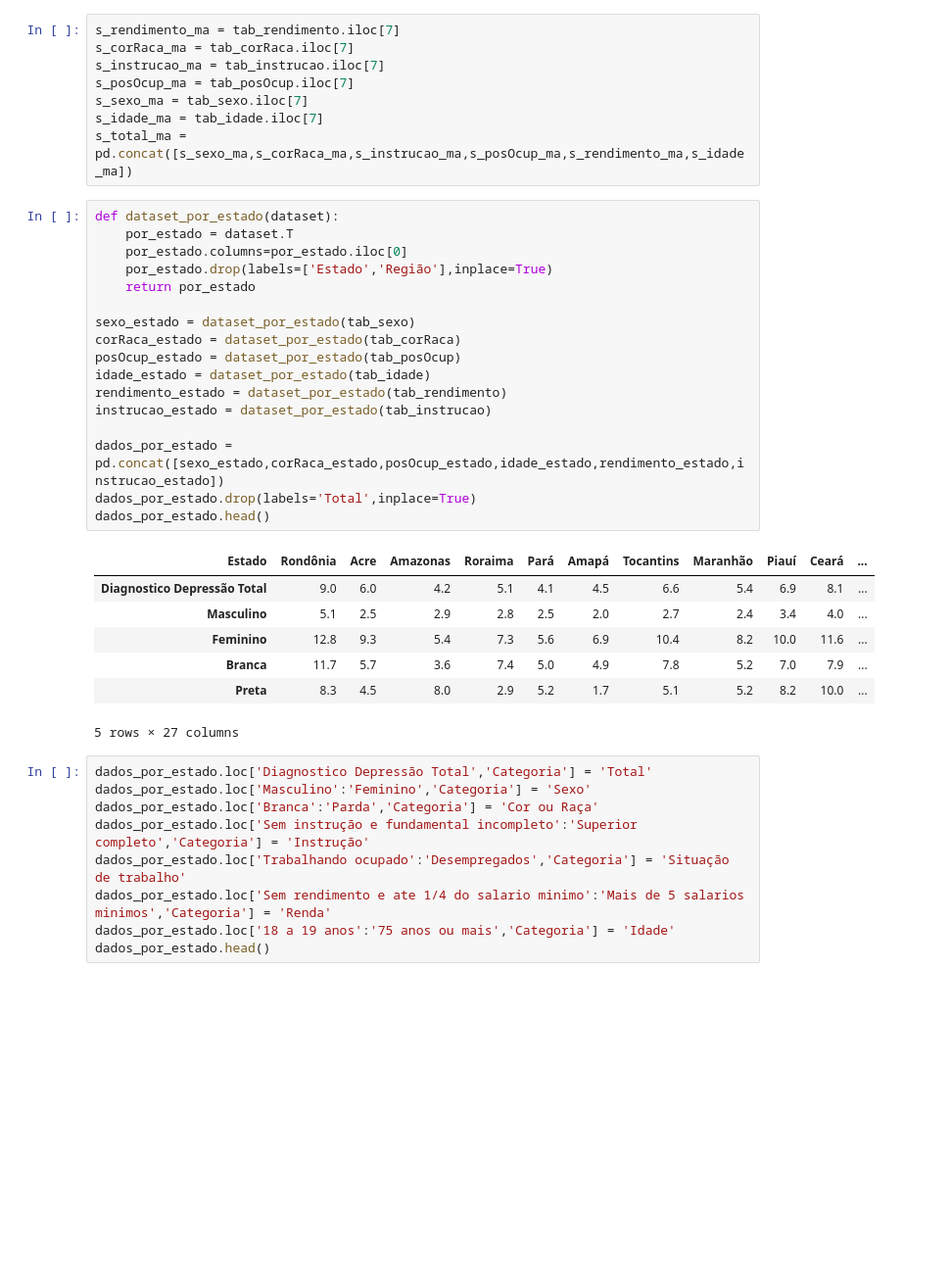
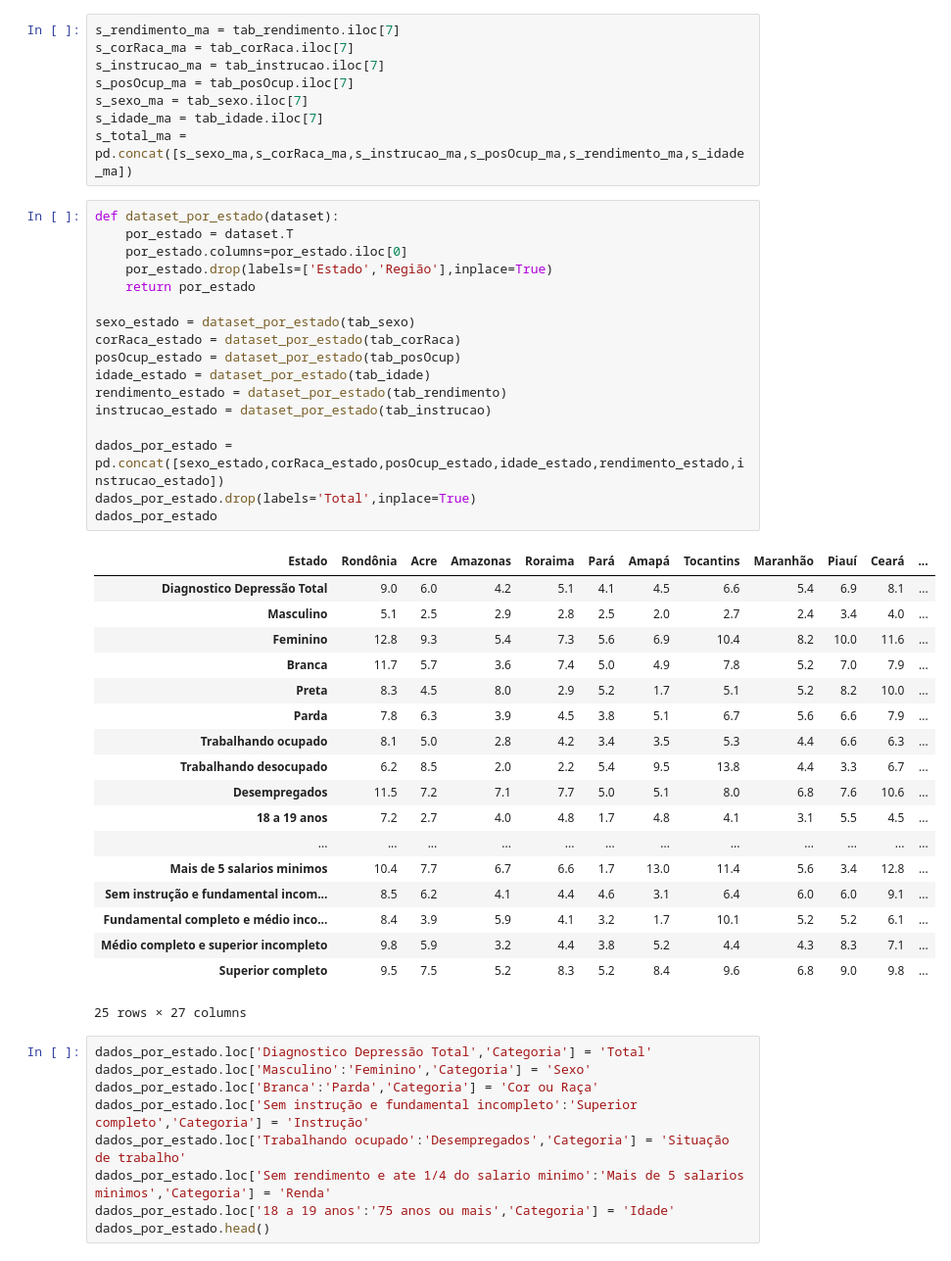
Before and after one commit to Felipeecp/desafio4_tratamento_dados, a Jupyter notebook: analise.ipynb, the cells around one changed output. Shown at 98% size. Saved outputs shown, nothing was run; the diff lists cells and outputs as text; blank space fills up the shorter version.

Commit message:
adicionando analise por estados

```diff
--- a/analise.ipynb
+++ b/analise.ipynb
@@ -68,28 +79,39 @@ s_total_ma = pd.concat([s_sexo_ma,s_corRaca_ma,s_instrucao_ma,s_posOcup_ma,s_ren
 # %%
 def dataset_por_estado(dataset):
     por_estado = dataset.T
     por_estado.columns=por_estado.iloc[0]
     por_estado.drop(labels=['Estado','Região'],inplace=True)
     return por_estado
 
 sexo_estado = dataset_por_estado(tab_sexo)
 corRaca_estado = dataset_por_estado(tab_corRaca)
 posOcup_estado = dataset_por_estado(tab_posOcup)
 idade_estado = dataset_por_estado(tab_idade)
 rendimento_estado = dataset_por_estado(tab_rendimento)
 instrucao_estado = dataset_por_estado(tab_instrucao)
 
 dados_por_estado = pd.concat([sexo_estado,corRaca_estado,posOcup_estado,idade_estado,rendimento_estado,instrucao_estado])
 dados_por_estado.drop(labels='Total',inplace=True)
-dados_por_estado.head()
+dados_por_estado
 # %% [output]
 | Estado | Rondônia | Acre | Amazonas | Roraima | Pará | Amapá | Tocantins | Maranhão | Piauí | Ceará | ... |
 | Diagnostico Depressão Total | 9.0 | 6.0 | 4.2 | 5.1 | 4.1 | 4.5 | 6.6 | 5.4 | 6.9 | 8.1 | ... |
 | Masculino | 5.1 | 2.5 | 2.9 | 2.8 | 2.5 | 2.0 | 2.7 | 2.4 | 3.4 | 4.0 | ... |
 | Feminino | 12.8 | 9.3 | 5.4 | 7.3 | 5.6 | 6.9 | 10.4 | 8.2 | 10.0 | 11.6 | ... |
 | Branca | 11.7 | 5.7 | 3.6 | 7.4 | 5.0 | 4.9 | 7.8 | 5.2 | 7.0 | 7.9 | ... |
 | Preta | 8.3 | 4.5 | 8.0 | 2.9 | 5.2 | 1.7 | 5.1 | 5.2 | 8.2 | 10.0 | ... |
+| Parda | 7.8 | 6.3 | 3.9 | 4.5 | 3.8 | 5.1 | 6.7 | 5.6 | 6.6 | 7.9 | ... |
+| Trabalhando ocupado | 8.1 | 5.0 | 2.8 | 4.2 | 3.4 | 3.5 | 5.3 | 4.4 | 6.6 | 6.3 | ... |
+| Trabalhando desocupado | 6.2 | 8.5 | 2.0 | 2.2 | 5.4 | 9.5 | 13.8 | 4.4 | 3.3 | 6.7 | ... |
+| Desempregados | 11.5 | 7.2 | 7.1 | 7.7 | 5.0 | 5.1 | 8.0 | 6.8 | 7.6 | 10.6 | ... |
+| 18 a 19 anos | 7.2 | 2.7 | 4.0 | 4.8 | 1.7 | 4.8 | 4.1 | 3.1 | 5.5 | 4.5 | ... |
+| ... | ... | ... | ... | ... | ... | ... | ... | ... | ... | ... | ... |
+| Mais de 5 salarios minimos | 10.4 | 7.7 | 6.7 | 6.6 | 1.7 | 13.0 | 11.4 | 5.6 | 3.4 | 12.8 | ... |
+| Sem instrução e fundamental incom... | 8.5 | 6.2 | 4.1 | 4.4 | 4.6 | 3.1 | 6.4 | 6.0 | 6.0 | 9.1 | ... |
+| Fundamental completo e médio inco... | 8.4 | 3.9 | 5.9 | 4.1 | 3.2 | 1.7 | 10.1 | 5.2 | 5.2 | 6.1 | ... |
+| Médio completo e superior incompleto | 9.8 | 5.9 | 3.2 | 4.4 | 3.8 | 5.2 | 4.4 | 4.3 | 8.3 | 7.1 | ... |
+| Superior completo | 9.5 | 7.5 | 5.2 | 8.3 | 5.2 | 8.4 | 9.6 | 6.8 | 9.0 | 9.8 | ... |
-5 rows × 27 columns
+25 rows × 27 columns
 # %%
 dados_por_estado.loc['Diagnostico Depressão Total','Categoria'] = 'Total'
 dados_por_estado.loc['Masculino':'Feminino','Categoria'] = 'Sexo'
```
Also changed, not shown: parts of 5 cells of this notebook, 1 other file.
